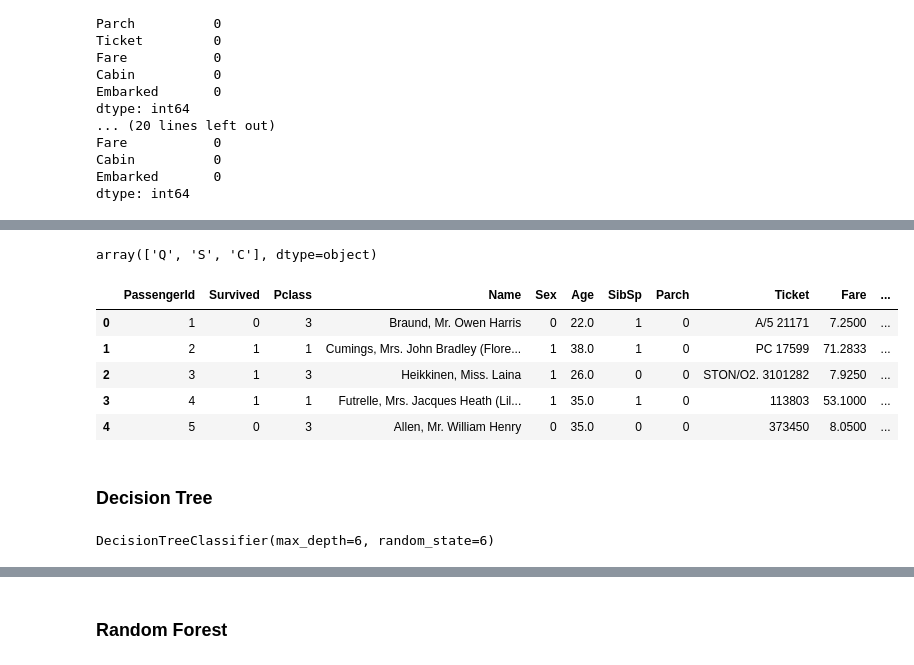
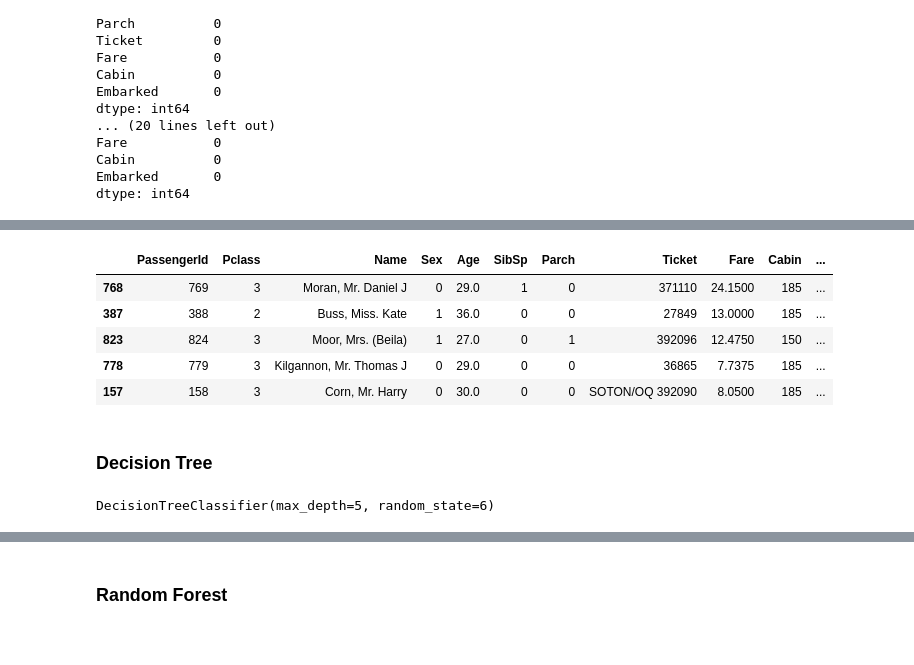
Before and after one commit to asenzaya/machine-learning, a Jupyter notebook: titanic_survival/titanic_survival_ML_project.ipynb, the cells around one changed output, grey strips where cells are left out. Drawn from its saved outputs; the diff is of its cells as text; code cells hidden in the pictures.

Commit message:
added cabin to model and removed neural network
Not enough data to train neural network

```diff
--- a/titanic_survival/titanic_survival_ML_project.ipynb
+++ b/titanic_survival/titanic_survival_ML_project.ipynb
@@ -128,9 +129,9 @@ x_train["Fare"] = x_train["Fare"].fillna(x_train["Fare"].mean())
 x_valid["Fare"] = x_valid["Fare"].fillna(x_train["Fare"].mean())
 raw_test["Fare"] = raw_test["Fare"].fillna(x_train["Fare"].mean())
 
-x_train["Cabin"] = x_train["Cabin"].fillna(0)
-x_valid["Cabin"] = x_valid["Cabin"].fillna(0)
-raw_test["Cabin"] = raw_test["Cabin"].fillna(0)
+x_train['Cabin'].fillna('Missing', inplace=True)
+x_valid['Cabin'].fillna('Missing', inplace=True)
+raw_test['Cabin'].fillna('Missing', inplace=True)
 # %%
 print(x_train.isnull().sum())
 print(x_valid.isnull().sum())
@@ -155,0 +177,18 @@ dtype: int64
+# %%
+#Creating the label encoder
+encoder_c = LabelEncoder()
+encoder_e = LabelEncoder()
+
+#Fitting the encoder on the raw_train['Cabin'] column
+encoder_c.fit(pd.concat([x_train['Cabin'], x_valid['Cabin'], raw_test['Cabin']]))
+encoder_e.fit(x_train['Embarked'])
+
+#Transforming the x_train['Cabin'], x_valid['Cabin'] and raw_test['Cabin'] columns using the fitted encoder
+x_train['Cabin'] = encoder_c.transform(x_train['Cabin'])
+x_valid['Cabin'] = encoder_c.transform(x_valid['Cabin'])
+raw_test['Cabin'] = encoder_c.transform(raw_test['Cabin'])
+
+x_train['Embarked'] = encoder_e.transform(x_train['Embarked'])
+x_valid['Embarked'] = encoder_e.transform(x_valid['Embarked'])
+raw_test['Embarked'] = encoder_e.transform(raw_test['Embarked'])
+x_train.head(50)
@@ -157,10 +214,7 @@ dtype: int64
 # Dictionary for numerical conversion of column sex
 factors = {'male': 0, 'female': 1}
 
-# Applying the same conversion to both df
-raw_train['Sex'] = raw_train['Sex'].map(factors)
+# Applying the same conversion to all df
+x_train['Sex'] = x_train['Sex'].map(factors)
+x_valid['Sex'] = x_valid['Sex'].map(factors)
 raw_test['Sex'] = raw_test['Sex'].map(factors)
-# %%
-raw_test["Embarked"].unique()
-# %% [output]
-array(['Q', 'S', 'C'], dtype=object)
@@ -174,12 +221,12 @@ raw_test['Embarked'] = raw_test['Embarked'].map(factors)
 # %%
-raw_train.head()
+x_train.head()
 # %% [output]
-|  | PassengerId | Survived | Pclass | Name | Sex | Age | SibSp | Parch | Ticket | Fare | ... |
-| 0 | 1 | 0 | 3 | Braund, Mr. Owen Harris | 0 | 22.0 | 1 | 0 | A/5 21171 | 7.2500 | ... |
-| 1 | 2 | 1 | 1 | Cumings, Mrs. John Bradley (Flore... | 1 | 38.0 | 1 | 0 | PC 17599 | 71.2833 | ... |
-| 2 | 3 | 1 | 3 | Heikkinen, Miss. Laina | 1 | 26.0 | 0 | 0 | STON/O2. 3101282 | 7.9250 | ... |
-| 3 | 4 | 1 | 1 | Futrelle, Mrs. Jacques Heath (Lil... | 1 | 35.0 | 1 | 0 | 113803 | 53.1000 | ... |
-| 4 | 5 | 0 | 3 | Allen, Mr. William Henry | 0 | 35.0 | 0 | 0 | 373450 | 8.0500 | ... |
+|  | PassengerId | Pclass | Name | Sex | Age | SibSp | Parch | Ticket | Fare | Cabin | ... |
+| 768 | 769 | 3 | Moran, Mr. Daniel J | 0 | 29.0 | 1 | 0 | 371110 | 24.1500 | 185 | ... |
+| 387 | 388 | 2 | Buss, Miss. Kate | 1 | 36.0 | 0 | 0 | 27849 | 13.0000 | 185 | ... |
+| 823 | 824 | 3 | Moor, Mrs. (Beila) | 1 | 27.0 | 0 | 1 | 392096 | 12.4750 | 150 | ... |
+| 778 | 779 | 3 | Kilgannon, Mr. Thomas J | 0 | 29.0 | 0 | 0 | 36865 | 7.7375 | 185 | ... |
+| 157 | 158 | 3 | Corn, Mr. Harry | 0 | 30.0 | 0 | 0 | SOTON/OQ 392090 | 8.0500 | 185 | ... |
 # %%
 # Preparing files before starting to fit ML models to the data
 passengerid_test = raw_test['PassengerId']
@@ -189,7 +235,7 @@ x_test = raw_test.drop(['PassengerId','Name', 'Ticket', 'Cabin'], axis=1)
 # %% [markdown]
 ### Decision Tree
 # %%
-dtree = DecisionTreeClassifier(random_state=6, max_depth=6)
+dtree = DecisionTreeClassifier(random_state=6, max_depth=5)
 dtree.fit(x_train,y_train)
 # %% [output]
-DecisionTreeClassifier(max_depth=6, random_state=6)
+DecisionTreeClassifier(max_depth=5, random_state=6)
```
Also changed, not shown: parts of 10 cells of this notebook.
